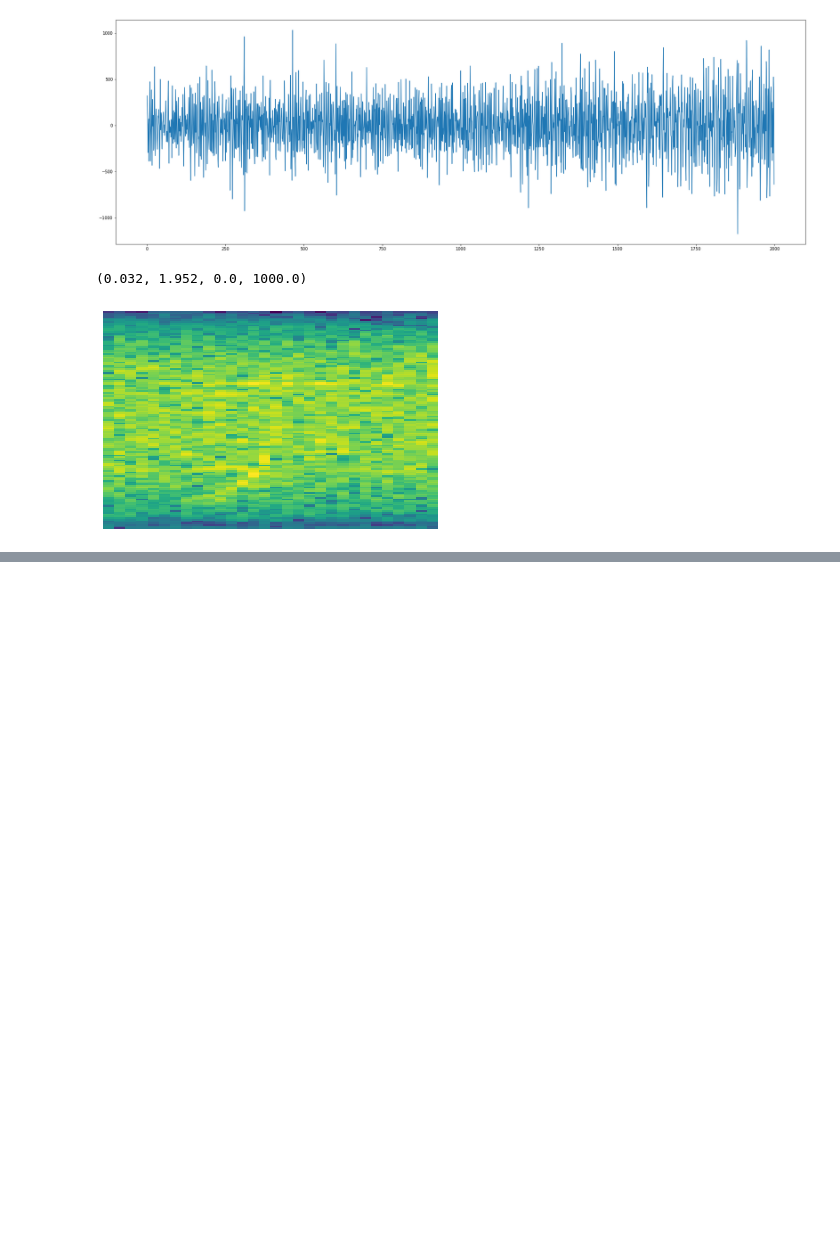
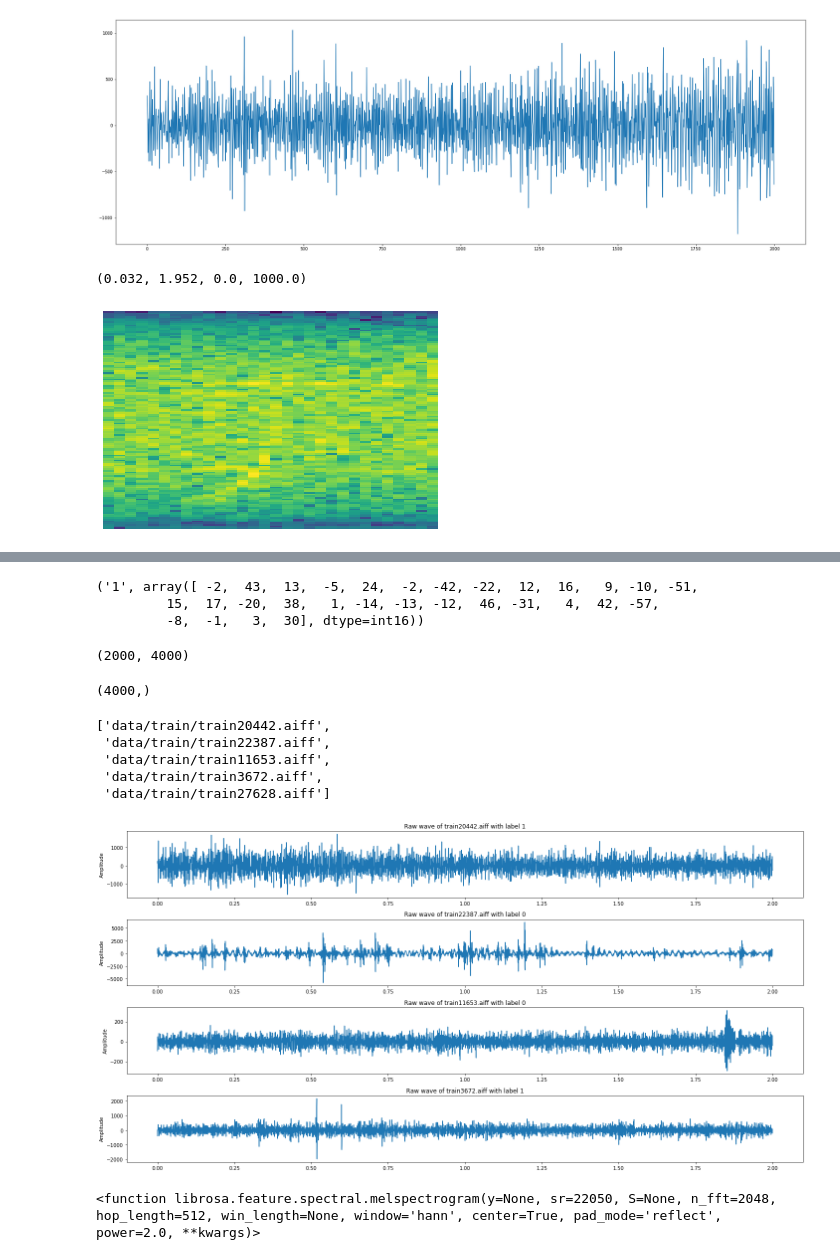
Before and after one commit to JorgeRodri/WhaleClassification, a Jupyter notebook: Spectogram_examples.ipynb, the cells around one changed output, grey strips where cells are left out. Saved outputs shown, nothing was run; the diff lists cells and outputs as text; code cells hidden in the pictures; blank space fills up the shorter version.

```diff
--- a/Spectogram_examples.ipynb
+++ b/Spectogram_examples.ipynb
@@ -218,0 +243,59 @@ plt.axis('off')
+# %%
+labels_path = "data/train.csv"
+train_path = "data/train"
+
+audiofiles = [os.path.join(train_path, f) for f in listdir(train_path) if isfile(join(train_path, f))]
+labels_dict = get_labels(labels_path)
+# %%
+n = 5
+s = aifc.open(audiofiles[n], 'r')
+framerate = s.getframerate()
+nframes = s.getnframes()
+strsig = s.readframes(nframes)
+data = np.fromstring(strsig, np.short).byteswap()
+labels_dict[audiofiles[n].split('/')[-1]], data[:30]
+# %% [output]
+('1', array([ -2,  43,  13,  -5,  24,  -2, -42, -22,  12,  16,   9, -10, -51,
+         15,  17, -20,  38,   1, -14, -13, -12,  46, -31,   4,  42, -57,
+         -8,  -1,   3,  30], dtype=int16))
+# %%
+framerate, nframes
+# %% [output]
+(2000, 4000)
+# %%
+np.linspace(0, framerate/nframes, nframes).shape
+# %% [output]
+(4000,)
+# %%
+audiofiles[:5]
+# %% [output]
+['data/train/train20442.aiff',
+ 'data/train/train22387.aiff',
+ 'data/train/train11653.aiff',
+ 'data/train/train3672.aiff',
+ 'data/train/train27628.aiff']
+# %%
+fig = plt.figure(figsize=(20, 10))
+
+n=4
+
+for i, fn in enumerate(audiofiles[:n]):
+    s = aifc.open(fn, 'r')
+
+    framerate = s.getframerate()
+    nframes = s.getnframes()
+    strsig = s.readframes(nframes)
+    data = np.fromstring(strsig, np.short).byteswap()
+
+    ax = fig.add_subplot(n, 1, i+1)
+    ax.set_title('Raw wave of ' + fn.split('/')[-1] + ' with label %s' % labels_dict[fn.split('/')[-1]])
+    ax.set_ylabel('Amplitude')
+    ax.plot(np.linspace(0, nframes/framerate, nframes), data)
+fig.tight_layout()
+plt.savefig('wave_example.png')
+# %% [output]
+[figure, added]
+# %%
+librosa.feature.melspectrogram
+# %% [output]
+<function librosa.feature.spectral.melspectrogram(y=None, sr=22050, S=None, n_fft=2048, hop_length=512, win_length=None, window='hann', center=True, pad_mode='reflect', power=2.0, **kwargs)>
```
Also changed, not shown: parts of 2 cells of this notebook, 4 other files.
